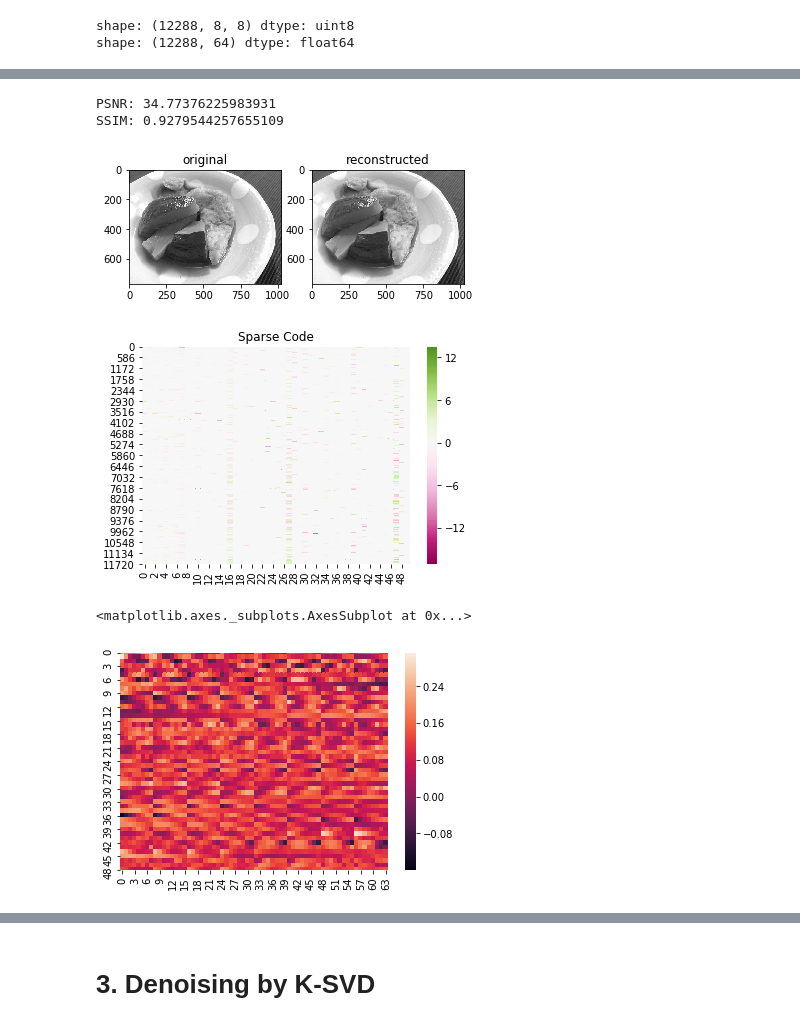
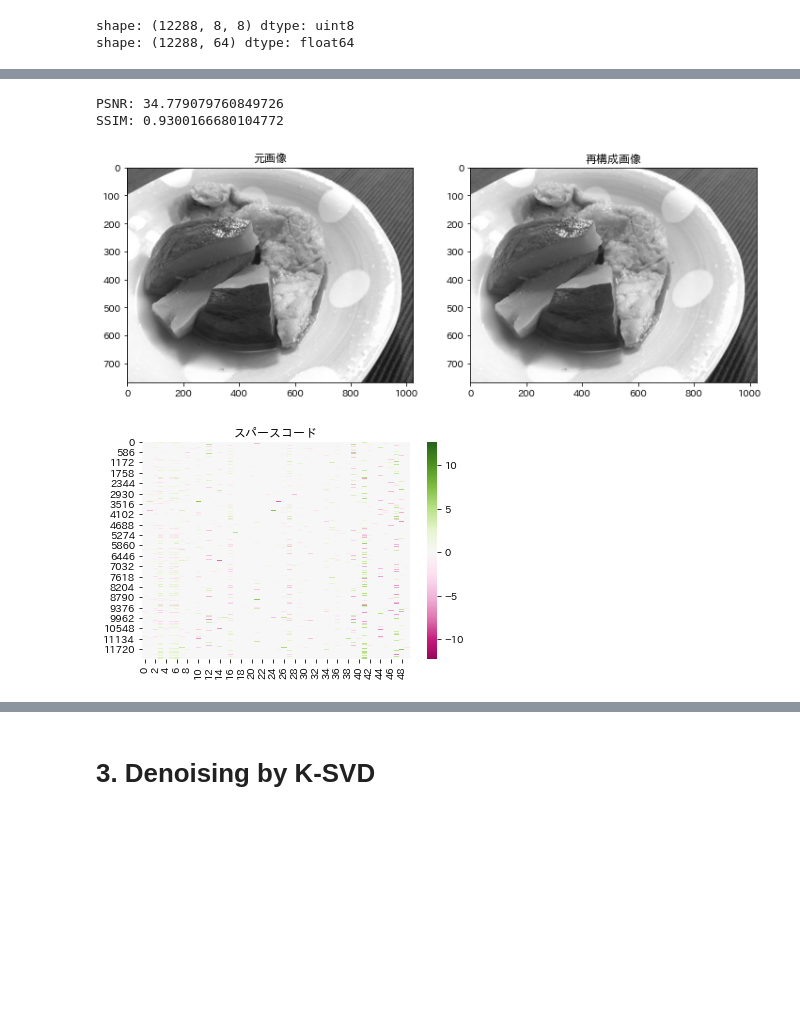
Before and after one commit to hacarus/codezine-sparse-modeling, a Jupyter notebook: 4/ksvd.ipynb, the cells around one changed output, grey strips where cells are left out. Drawn from its saved outputs; the diff is of its cells as text; code cells hidden in the pictures; blank space fills up the shorter version.

```diff
--- a/4/ksvd.ipynb
+++ b/4/ksvd.ipynb
@@ -11,4 +11,6 @@ import matplotlib.pyplot as plt
 import seaborn as sns
 %matplotlib inline
 
+plt.rcParams["font.family"] = "IPAexGothic"
+
 np.random.seed(41)
@@ -95,30 +102,26 @@ reconstructed_img = reconstructed_img.astype(np.uint8)
 # %%
 from skimage.metrics import peak_signal_noise_ratio as compare_psnr
 from skimage.metrics import structural_similarity as compare_ssim
 
+plt.figure(figsize=(12,12))
 plt.subplot(1,2,1)
 plt.imshow(img, cmap='gray')
-plt.title("original")
+plt.title("元画像")
 plt.subplot(1,2,2)
 plt.imshow(reconstructed_img, cmap='gray')
-plt.title("reconstructed")
+plt.title("再構成画像")
 plt.savefig("./img/reconstruct.png")
 
 print("PSNR:", compare_psnr(img, reconstructed_img))
 print("SSIM:", compare_ssim(img, reconstructed_img))
 # %% [output]
-PSNR: 34.77376225983931
-SSIM: 0.9279544257655109
+PSNR: 34.779079760849726
+SSIM: 0.9300166680104772
-[figure, old version]
+[figure, new version]
 # %%
 sns.heatmap(X, center = 0, cmap='PiYG')
-plt.title("Sparse Code")
+plt.title("スパースコード")
 plt.savefig("./img/image_sparse_code.png")
 # %% [output]
-[figure, old version]
+[figure, new version]
-# %%
-sns.heatmap(D)
-# %% [output]
-<matplotlib.axes._subplots.AxesSubplot at 0x...>
-[figure, removed]
 # %%
```
Also changed, not shown: parts of 10 cells of this notebook, 7 other files.
